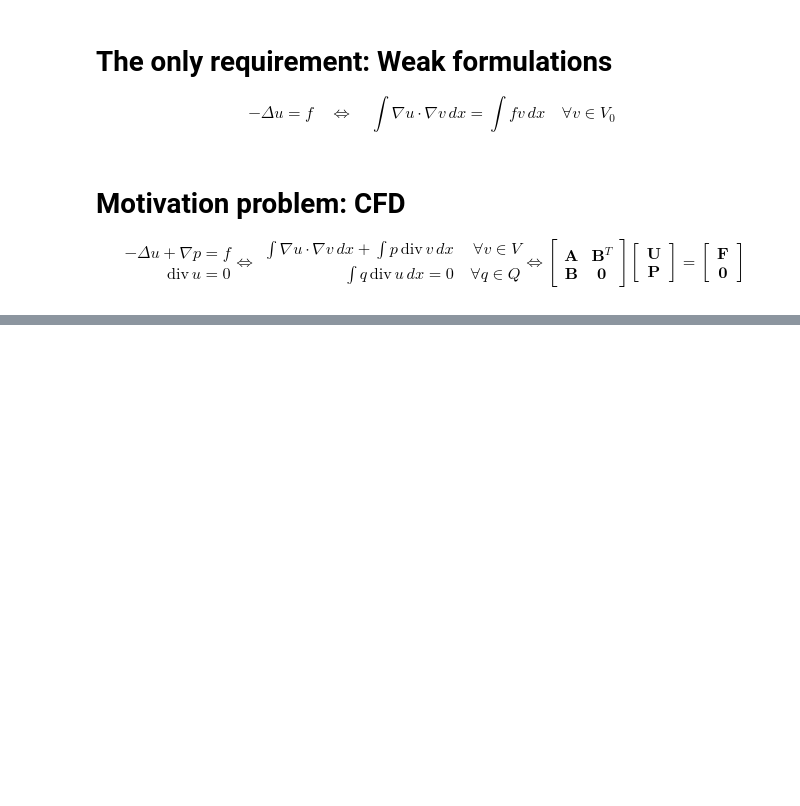
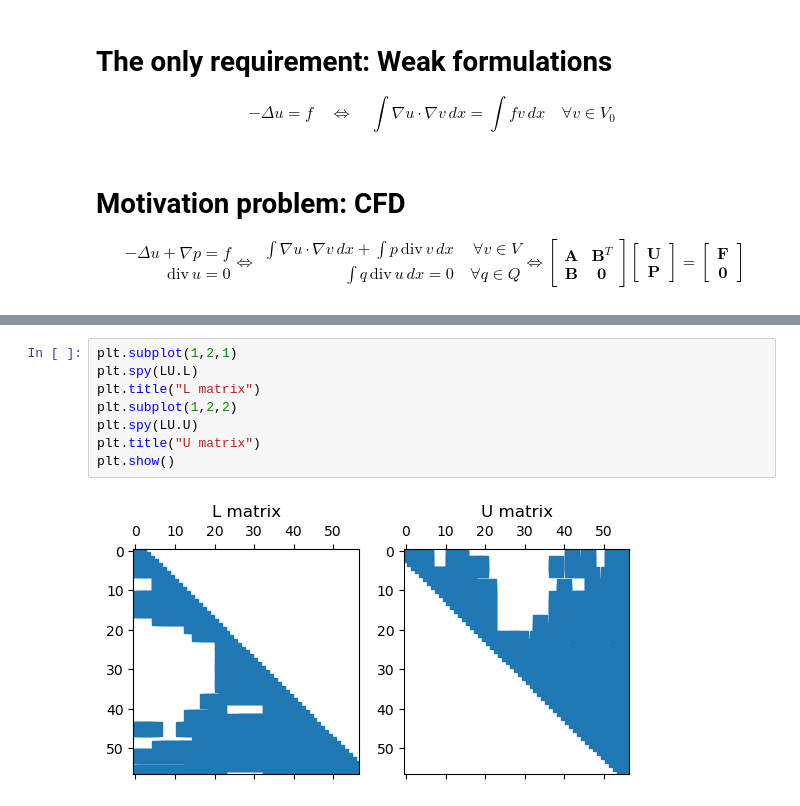
Before and after one commit to ManuelSanchezUribe/EMI2024, a Jupyter notebook: notebooks/Intro.ipynb, the cells around one changed output, grey strips where cells are left out. Saved outputs shown, nothing was run; the diff lists cells and outputs as text; blank space fills up the shorter version.

```diff
--- a/notebooks/Intro.ipynb
+++ b/notebooks/Intro.ipynb
@@ -95,0 +95,10 @@ Ratio of non-zeros: 0.15778040338052726
+# %%
+plt.subplot(1,2,1)
+plt.spy(LU.L)
+plt.title("L matrix")
+plt.subplot(1,2,2)
+plt.spy(LU.U)
+plt.title("U matrix")
+plt.show()
+# %% [output]
+[figure, added]
```
Also changed, not shown: parts of 13 cells of this notebook.
